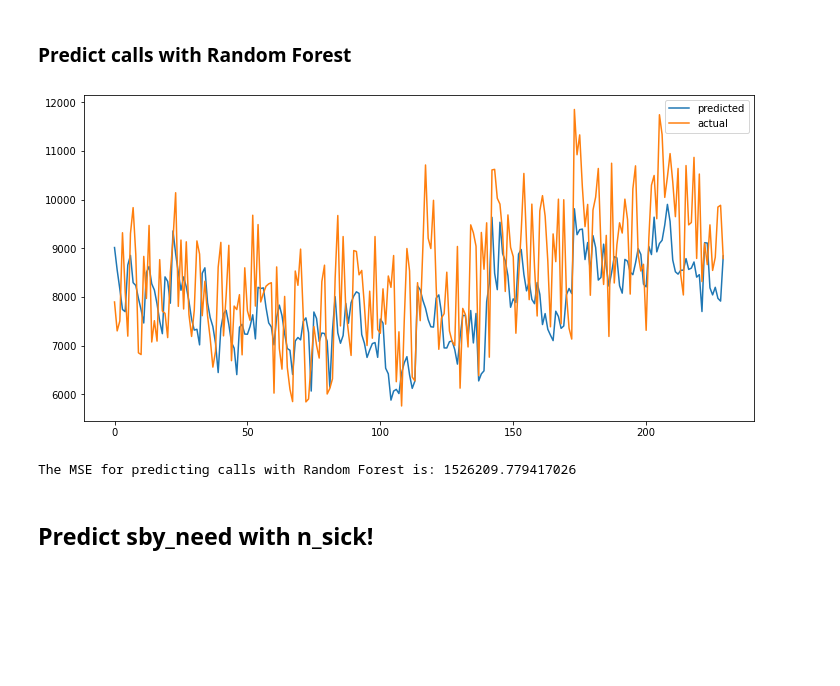
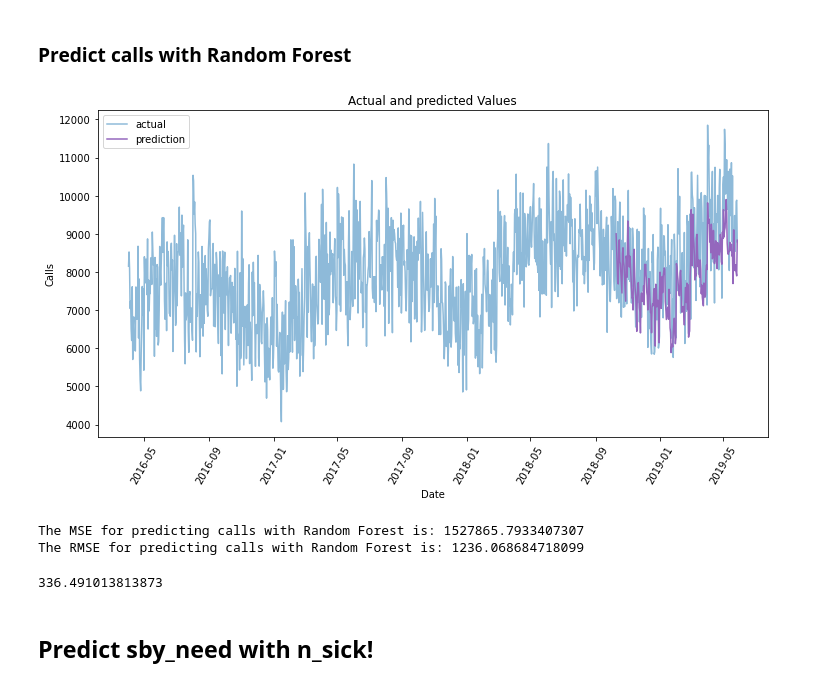
Before and after one commit to PandaKata/standby_duty_forecasting, a Jupyter notebook: alt/intermediate_final.ipynb, the cells around one changed output. Saved outputs shown, nothing was run; the diff lists cells and outputs as text; code cells hidden in the pictures; blank space fills up the shorter version.

```diff
--- a/alt/intermediate_final.ipynb
+++ b/alt/intermediate_final.ipynb
@@ -22,7 +23,7 @@ df['year']= df['date'].dt.year
 df['month']= df['date'].dt.month
 df['day_of_week'] = df['date'].dt.dayofweek
 df['week'] = df['date'].dt.isocalendar().week
-df['day'] = df['date'].dt.day
+df['day_of_month'] = df['date'].dt.day
 df['day_of_year'] = df['date'].dt.dayofyear
 # change type to not get error
 df['week'] = df['week'].astype(np.int64)
@@ -151,7 +152,7 @@ The MSE for predicting n_sick with Random Forest is: 252.79843537391307
 # %%
 # define X and y data
 X = df[['year', 'month', 'day_of_week',
-       'week', 'n_duty', 'n_sby', 'day', 'day_of_year']]
+       'week', 'n_duty', 'day_of_month', 'day_of_year']]
 y = df.calls
 # %%
 x_train, x_test = train_test_split(X, 922)
@@ -208,9 +201,41 @@ df_calls_rf = df_calls_rf.drop([0], axis=1)
-# %%
-# visualize: does it capture the trend?
-plt.figure(figsize=(12,6))
-plt.plot(df_calls_rf['predicted'], label='predicted')
-plt.plot(df_calls_rf['calls'], label='actual')
-plt.legend()
-plt.show()
-# %% [output]
-[figure, removed]
+# %%
+# visualization
+# Dates of the actual training values
+months = X['month']
+days = X['day_of_month']
+years = X['year']
+
+# List and then convert to datetime object
+dates = [str(int(year)) + '-' + str(int(month)) + '-' + str(int(day)) for year, month, day in zip(years, months, days)]
+dates = [datetime.datetime.strptime(date, '%Y-%m-%d') for date in dates]
+
+
+# Dataframe with true values and dates
+true_data = pd.DataFrame(data = {'date': dates, 'actual': y})
+# %%
+# Dates of the predictions
+months = x_test['month']
+days = x_test['day_of_month']
+years = x_test['year']
+
+# Column of dates
+test_dates = [str(int(year)) + '-' + str(int(month)) + '-' + str(int(day)) for year, month, day in zip(years, months, days)]
+# Convert to datetime objects
+test_dates = [datetime.datetime.strptime(date, '%Y-%m-%d') for date in test_dates]
+# Dataframe with predictions and dates
+predictions_data = pd.DataFrame(data = {'date': test_dates, 'prediction': pred})
+# %%
+# plot prediction and actual values
+plt.figure(figsize=(12,6))
+plt.plot(true_data['date'], true_data['actual'], 'b-', label = 'actual', alpha=0.5, color='tab:blue')
+# Plot the predicted values
+plt.plot(predictions_data['date'], predictions_data['prediction'], label = 'prediction', color='tab:purple')
+plt.xticks(rotation = '60');
+plt.legend()
+# Graph labels
+plt.xlabel('Date'); plt.ylabel('Calls'); plt.title('Actual and predicted Values', fontsize=12)
+
+plt.savefig('calls.svg')
+plt.show()
+# %% [output]
+[figure, added]
@@ -217,6 +247,8 @@ plt.show()
 # %%
 # calculate MSE
-mse_rf = mean_squared_error(df_calls_rf['calls'], df_calls_rf['predicted'])
+mse_rf = mean_squared_error(pred, y_test)
 print('The MSE for predicting calls with Random Forest is:', mse_rf)
+print('The RMSE for predicting calls with Random Forest is:', np.sqrt(mse_rf))
 # %% [output]
-The MSE for predicting calls with Random Forest is: 1526209.779417026
+The MSE for predicting calls with Random Forest is: 1527865.7933407307
+The RMSE for predicting calls with Random Forest is: 1236.068684718099
@@ -223,3 +258,7 @@ The MSE for predicting calls with Random Forest is: 1526209.779417026
+# %%
+rmse_rf
+# %% [output]
+336.491013813873
 # %% [markdown]
 ## Predict sby_need with n_sick!
 # %%
```
Also changed, not shown: parts of 9 cells of this notebook.
